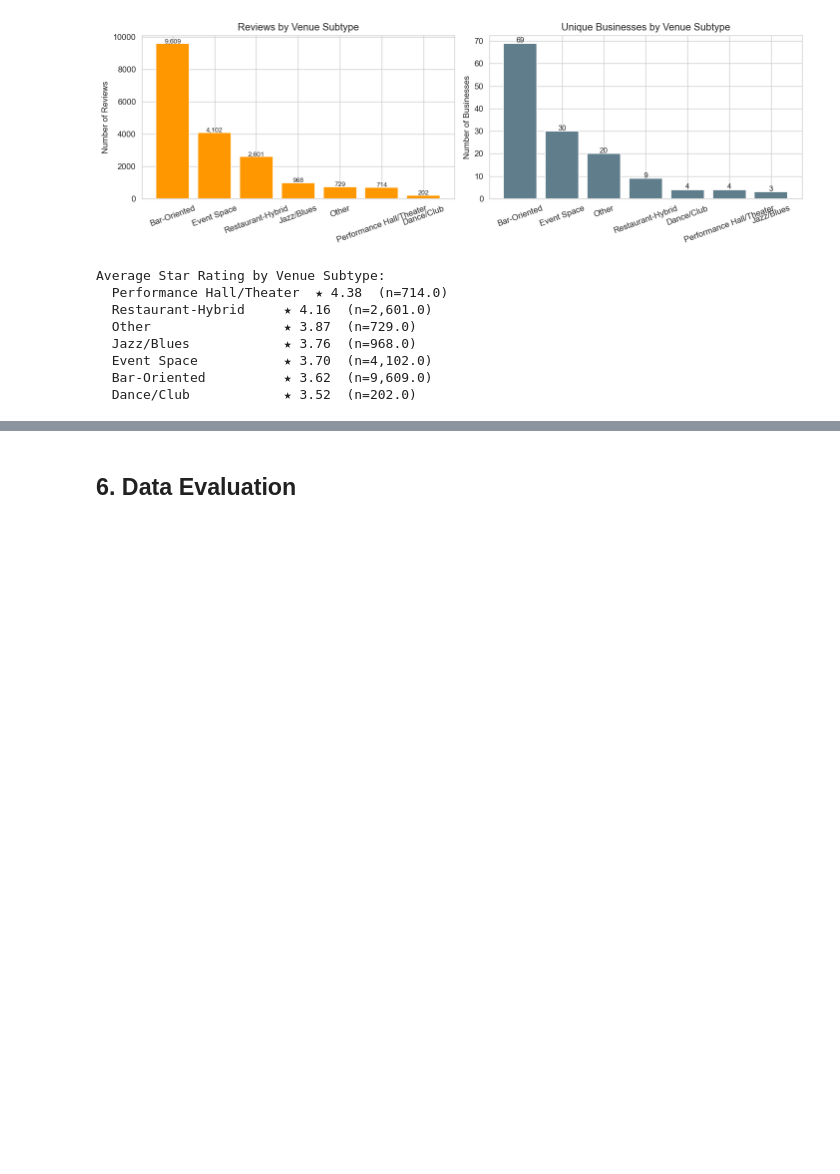
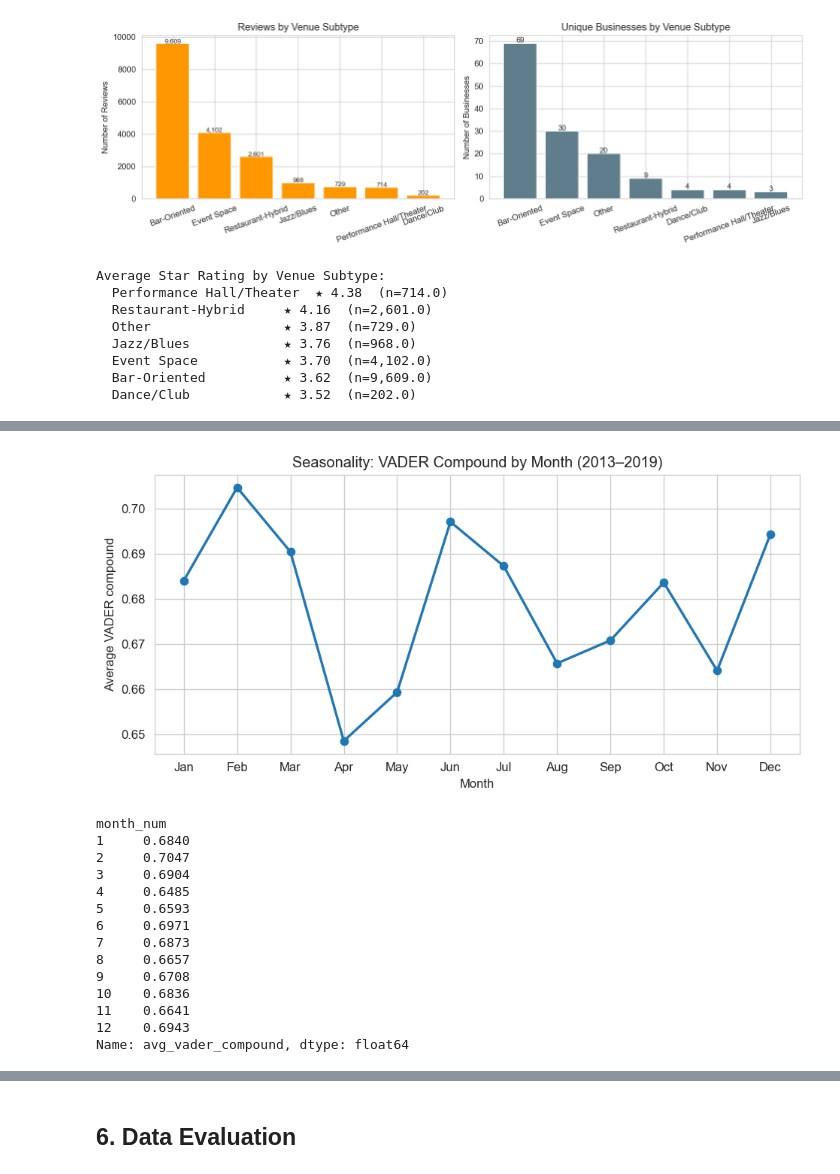
Before and after one commit to ProntoSbinalla/CIS-509-Final-Project, a Jupyter notebook: Notebooks/ProjectEDA_Team1.ipynb, the cells around one changed output, grey strips where cells are left out. Cells and saved outputs as stored; diff of their text form; code cells hidden in the pictures; blank space fills up the shorter version.

```diff
--- a/Notebooks/ProjectEDA_Team1.ipynb
+++ b/Notebooks/ProjectEDA_Team1.ipynb
@@ -377,0 +461,39 @@ Average Star Rating by Venue Subtype:
+# %%
+# --- Monthly VADER compound (seasonality) ---------------------------------------
+sia = SentimentIntensityAnalyzer()
+df['vader_compound'] = df['text'].apply(lambda x: sia.polarity_scores(str(x))['compound'])
+
+if 'month_num' not in df.columns:
+    df['month_num'] = df['date'].dt.month
+
+monthly_vader = df.groupby('month_num')['vader_compound'].mean().reindex(range(1, 13))
+
+month_labels = pd.to_datetime([f'2000-{m:02d}-01' for m in range(1, 13)]).strftime('%b')
+
+fig, ax = plt.subplots(figsize=(8, 4))
+ax.plot(range(1, 13), monthly_vader.values, marker='o', linewidth=2)
+ax.set_xticks(range(1, 13))
+ax.set_xticklabels(month_labels)
+ax.set_xlabel('Month')
+ax.set_ylabel('Average VADER compound')
+ax.set_title('Seasonality: VADER Compound by Month (2013–2019)')
+plt.tight_layout()
+plt.show()
+
+print(monthly_vader.round(4).rename('avg_vader_compound'))
+# %% [output]
+[figure, added]
+month_num
+1     0.6840
+2     0.7047
+3     0.6904
+4     0.6485
+5     0.6593
+6     0.6971
+7     0.6873
+8     0.6657
+9     0.6708
+10    0.6836
+11    0.6641
+12    0.6943
+Name: avg_vader_compound, dtype: float64
```
Also changed, not shown: parts of 8 cells of this notebook, 1 other file.
